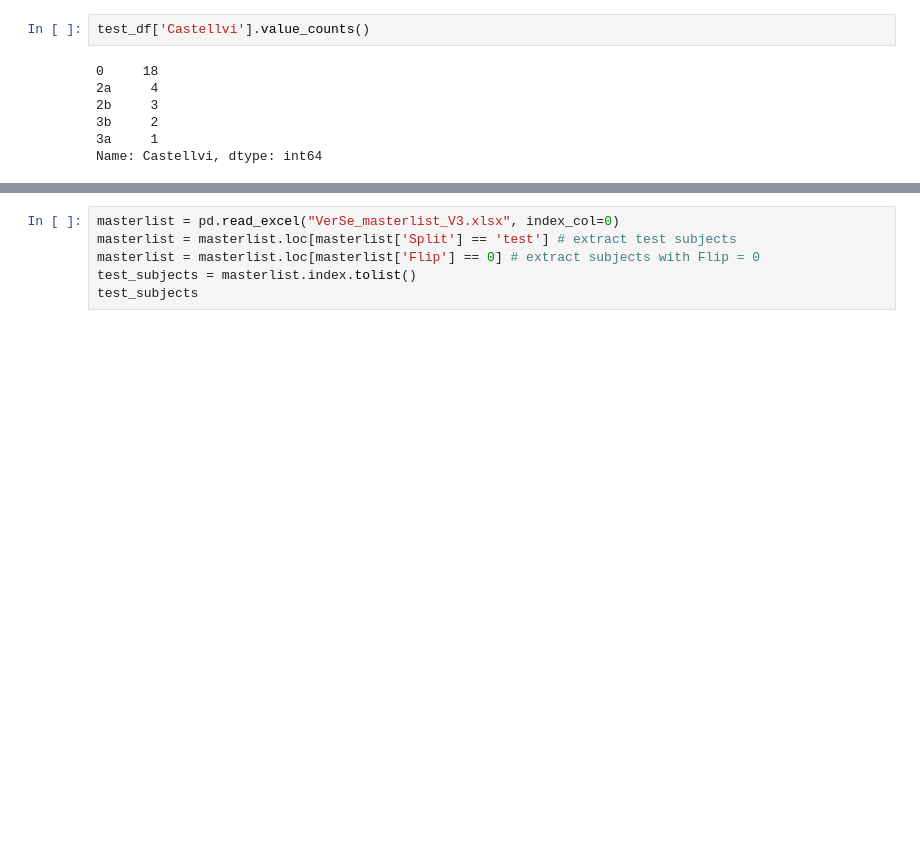
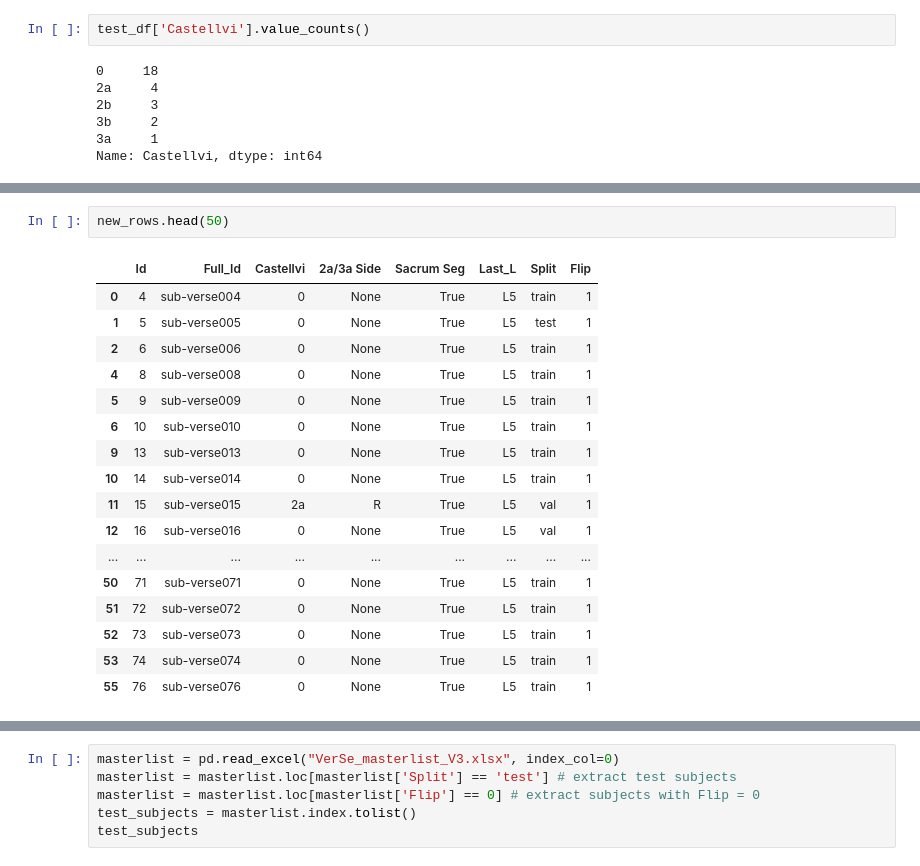
Before and after one commit to ardamamur/3D-Castellvi-Prediction, a Jupyter notebook: src/dataset/data_split.ipynb, the cells around one changed output, grey strips where cells are left out. Saved outputs shown, nothing was run; the diff lists cells and outputs as text; blank space fills up the shorter version.

```diff
--- a/src/dataset/data_split.ipynb
+++ b/src/dataset/data_split.ipynb
@@ -277,0 +323,20 @@ Name: Castellvi, dtype: int64
+# %%
+new_rows.head(50)
+# %% [output]
+|  | Id | Full_Id | Castellvi | 2a/3a Side | Sacrum Seg | Last_L | Split | Flip |
+| 0 | 4 | sub-verse004 | 0 | None | True | L5 | train | 1 |
+| 1 | 5 | sub-verse005 | 0 | None | True | L5 | test | 1 |
+| 2 | 6 | sub-verse006 | 0 | None | True | L5 | train | 1 |
+| 4 | 8 | sub-verse008 | 0 | None | True | L5 | train | 1 |
+| 5 | 9 | sub-verse009 | 0 | None | True | L5 | train | 1 |
+| 6 | 10 | sub-verse010 | 0 | None | True | L5 | train | 1 |
+| 9 | 13 | sub-verse013 | 0 | None | True | L5 | train | 1 |
+| 10 | 14 | sub-verse014 | 0 | None | True | L5 | train | 1 |
+| 11 | 15 | sub-verse015 | 2a | R | True | L5 | val | 1 |
+| 12 | 16 | sub-verse016 | 0 | None | True | L5 | val | 1 |
+| ... | ... | ... | ... | ... | ... | ... | ... | ... |
+| 50 | 71 | sub-verse071 | 0 | None | True | L5 | train | 1 |
+| 51 | 72 | sub-verse072 | 0 | None | True | L5 | train | 1 |
+| 52 | 73 | sub-verse073 | 0 | None | True | L5 | train | 1 |
+| 53 | 74 | sub-verse074 | 0 | None | True | L5 | train | 1 |
+| 55 | 76 | sub-verse076 | 0 | None | True | L5 | train | 1 |
```
Also changed, not shown: parts of 10 cells of this notebook, 6 other files.
